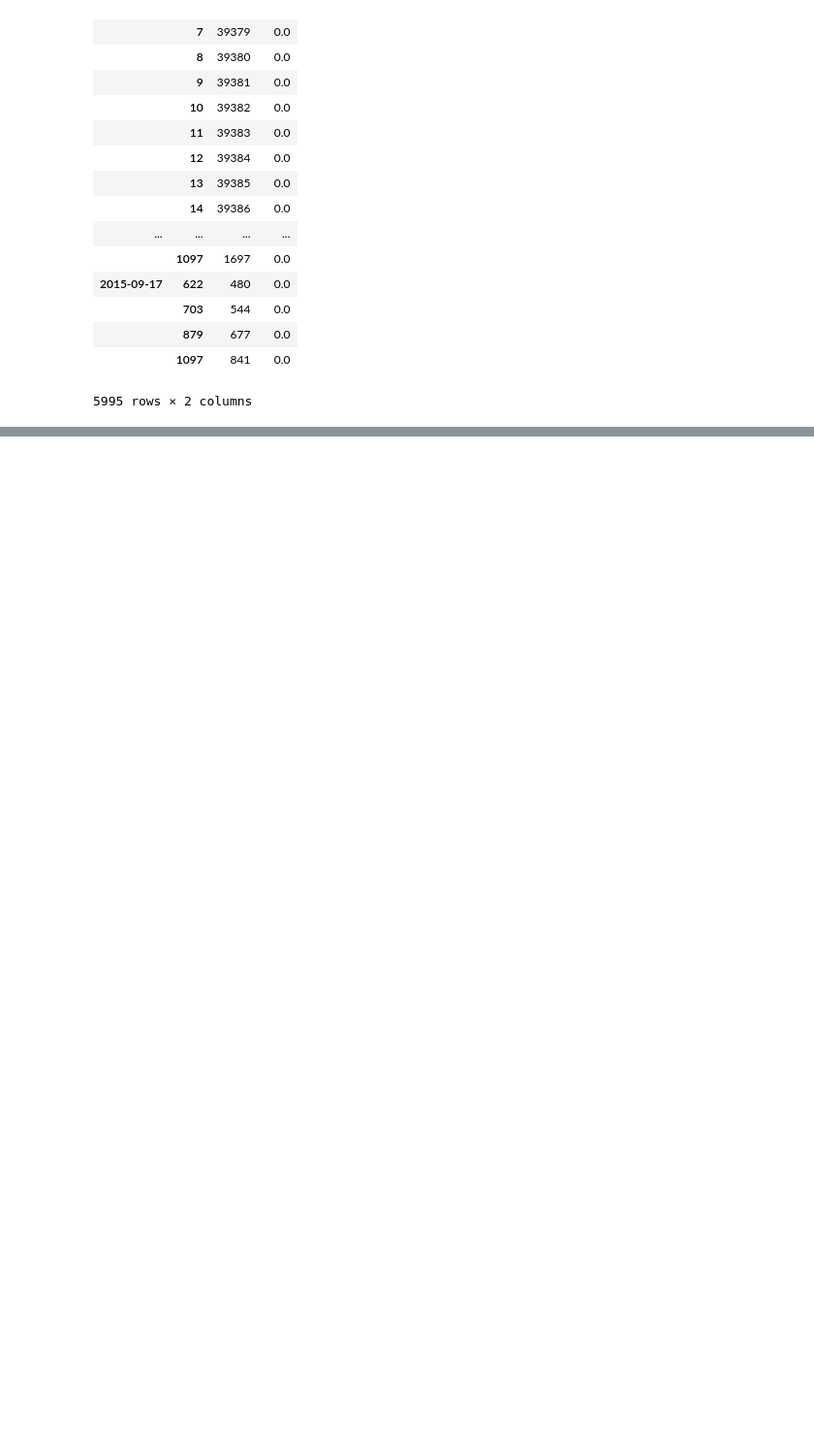
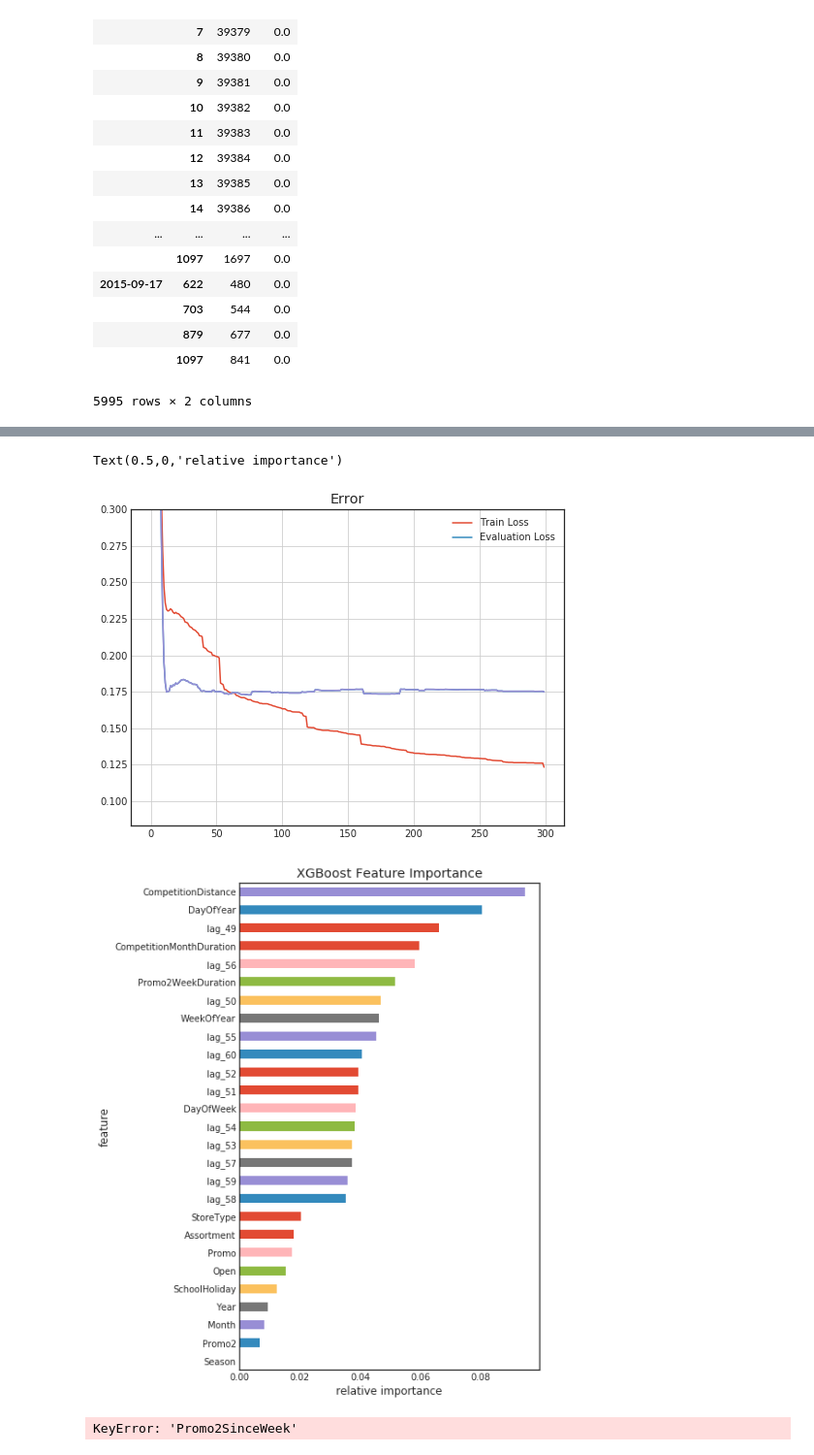
Before and after one commit to roysakura/MLND-projects, a Jupyter notebook: final_project/rossmann/Rossmann Forecast.ipynb, the cells around one changed output, grey strips where cells are left out. Shown at 97% size. Cells and saved outputs as stored; diff of their text form; code cells hidden in the pictures; blank space fills up the shorter version.

```diff
--- a/final_project/rossmann/Rossmann Forecast.ipynb
+++ b/final_project/rossmann/Rossmann Forecast.ipynb
@@ -670,0 +1061,40 @@ fig_featp.savefig('feature_importance_xgb.png', bbox_inches='tight', pad_inches=
+# %%
+# XGB feature importances
+# Based on https://www.kaggle.com/mmueller/liberty-mutual-group-property-inspection-prediction/xgb-feature-importance-python/code
+import operator
+
+_,ax = plt.subplots()
+evals_res = pd.DataFrame.from_dict(res['eval']).drop(['rmse'],axis=1)
+train_res = pd.DataFrame.from_dict(res['train']).drop(['rmse'],axis=1)
+x_axis = range(0,len(train_res))
+
+ax.plot(x_axis,train_res['rmspe'],label='Train Loss')
+ax.plot(x_axis,evals_res['rmspe'],label='Evaluation Loss')
+ax.set_title("Error")
+ax.set_ylim(top=0.3)
+ax.legend()
+ax.grid(True)
+
+plt.plot(evals_res)
+create_feature_map(train_data[features])
+importance = gbm.get_fscore(fmap='xgb.fmap')
+importance = sorted(importance.items(), key=operator.itemgetter(1))
+
+df = pd.DataFrame(importance, columns=['feature', 'fscore'])
+df['fscore'] = df['fscore'] / df['fscore'].sum()
+
+featp = df.plot(kind='barh', x='feature', y='fscore', legend=False, figsize=(6, 10))
+plt.title('XGBoost Feature Importance')
+plt.xlabel('relative importance')
+#fig_featp = featp.get_figure()
+#fig_featp.savefig('feature_importance_xgb.png', bbox_inches='tight', pad_inches=1)
+# %% [output]
+Text(0.5,0,'relative importance')
+[figure, added]
+[figure, added]
+# %%
+train_data = build_features(train_data)
+val_data = build_features(val_data)
+test = build_features(org_test_data)
+# %% [output]
+KeyError: 'Promo2SinceWeek'
```
Also changed, not shown: parts of 27 cells of this notebook.
